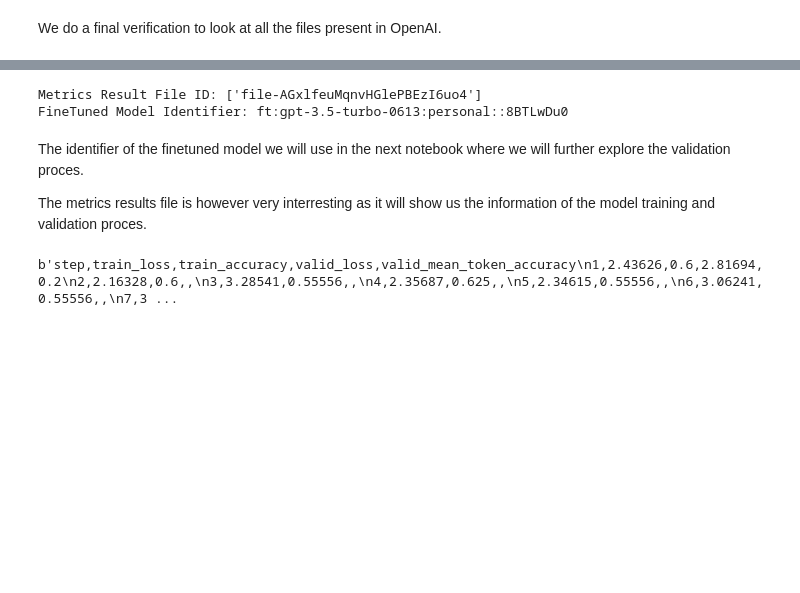
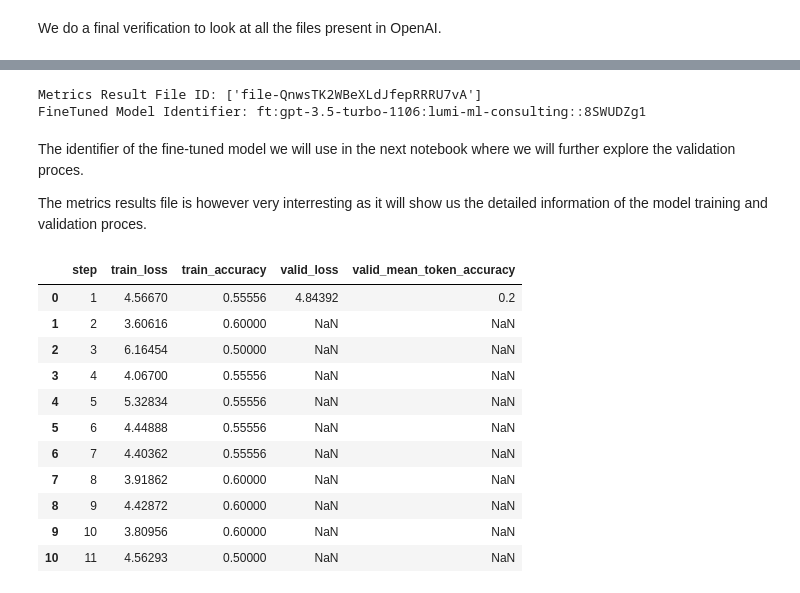
Before and after one commit to RobinSmits/GPT-3.5-FineTuning, a Jupyter notebook: Finetune_GPT-3.5.ipynb, the cells around one changed output, grey strips where cells are left out. Saved outputs shown, nothing was run; the diff lists cells and outputs as text; code cells hidden in the pictures; blank space fills up the shorter version.

Commit message:
Updated to latest OpenAI module version. Used GPT-3.5 Turbo 1106

```diff
--- a/Finetune_GPT-3.5.ipynb
+++ b/Finetune_GPT-3.5.ipynb
@@ -343,11 +349,10 @@ By default, you'll be charged for ~642122 tokens
 The validation file should also be uploaded to OpenAI.
 # %%
 # Upload Validation file to OpenAI
-ft_validation_file = openai.File.create(file = open('./data/validation.jsonl', 'rb'),
-                                        purpose = 'fine-tune',
-                                        user_provided_filename = OPENAI_VALIDATION_FILE_NAME)
+ft_validation_file = client.files.create(file = open(f'./data/{OPENAI_VALIDATION_FILE_NAME}.jsonl', 'rb'),
+                                         purpose = 'fine-tune')
 
 # Summary
-print(ft_validation_file)
+print(ft_validation_file.model_dump_json(indent = 2))
 # %% [output]
 {
@@ -397,15 +404,17 @@ I personally always use 1 or occassionally 2 epochs. With a good dataset that is
 # %%
 # Create finetuned model
-fine_tune_job = openai.FineTuningJob.create(training_file = ft_train_file['id'],
-                                            validation_file = ft_validation_file['id'],
-                                            model = "gpt-3.5-turbo",
-                                            hyperparameters = {"n_epochs": 1})
+fine_tune_job = client.fine_tuning.jobs.create(training_file = ft_train_file.id,
+                                               validation_file = ft_validation_file.id,
+                                               model = "gpt-3.5-turbo-1106",
+                                               hyperparameters = {"n_epochs": 1,
+                                                                  "batch_size": 'auto',
+                                                                  "learning_rate_multiplier": 'auto'})
 
 # Summary
-print(fine_tune_job)
+print(fine_tune_job.model_dump_json(indent = 2))
 
 # Get FineTuningJob Id
-ft_job_id = fine_tune_job['id']
+ft_job_id = fine_tune_job.id
 
 # Summary
 print(f'\nFineTuneJob ID: {ft_job_id}')
@@ -491,9 +500,9 @@ The costs for finetuning this model where 9.99 US dollars according to the OpenA
 If we retrieve the FineTuningJob status again we can get the identifiers for the finetuned model and the finetune metrics results file.
 # %%
 # Retrieve the state of a fine-tune
-ft_job = openai.FineTuningJob.retrieve(ft_job_id)
+ft_job = client.fine_tuning.jobs.retrieve(ft_job_id)
 
 # Summary
-print(ft_job)
+print(ft_job.model_dump_json(indent = 2))
 # %% [output]
 {
@@ -518,24 +524,36 @@ print(ft_job)
 }
 # %%
 # Get Results File ID from FinetuningJob
-ft_file_results_id = ft_job['result_files']
+ft_file_results_id = ft_job.result_files
 print(f'Metrics Result File ID: {ft_file_results_id}')
 
 # Get FineTuned Model Identifier
-ft_model_id = ft_job['fine_tuned_model']
+ft_model_id = ft_job.fine_tuned_model
 print(f'FineTuned Model Identifier: {ft_model_id}')
 # %% [output]
-Metrics Result File ID: ['file-AGxlfeuMqnvHGlePBEzI6uo4']
-FineTuned Model Identifier: ft:gpt-3.5-turbo-0613:personal::8BTLwDu0
+Metrics Result File ID: ['file-QnwsTK2WBeXLdJfepRRRU7vA']
+FineTuned Model Identifier: ft:gpt-3.5-turbo-1106:lumi-ml-consulting::8SWUDZg1
 # %% [markdown]
-The identifier of the finetuned model we will use in the next notebook where we will further explore the validation proces.
+The identifier of the fine-tuned model we will use in the next notebook where we will further explore the validation proces.
 
-The metrics results file is however very interresting as it will show us the information of the model training and validation proces.
+The metrics results file is however very interresting as it will show us the detailed information of the model training and validation proces.
 # %%
  # Get Metric Results File
-finetune_metrics = openai.File.download(ft_file_results_id[0])
+finetune_metrics = client.files.content(ft_file_results_id[0])
 
 # Show Finetune Metrics
-print(finetune_metrics)
+metrics_df = pd.read_csv(StringIO(finetune_metrics.content.decode()))
+metrics_df.head(11)
 # %% [output]
-b'step,train_loss,train_accuracy,valid_loss,valid_mean_token_accuracy\n1,2.43626,0.6,2.81694,0.2\n2,2.16328,0.6,,\n3,3.28541,0.55556,,\n4,2.35687,0.625,,\n5,2.34615,0.55556,,\n6,3.06241,0.55556,,\n7,3 ...
+|  | step | train_loss | train_accuracy | valid_loss | valid_mean_token_accuracy |
+| 0 | 1 | 4.56670 | 0.55556 | 4.84392 | 0.2 |
+| 1 | 2 | 3.60616 | 0.60000 | NaN | NaN |
+| 2 | 3 | 6.16454 | 0.50000 | NaN | NaN |
+| 3 | 4 | 4.06700 | 0.55556 | NaN | NaN |
+| 4 | 5 | 5.32834 | 0.55556 | NaN | NaN |
+| 5 | 6 | 4.44888 | 0.55556 | NaN | NaN |
+| 6 | 7 | 4.40362 | 0.55556 | NaN | NaN |
+| 7 | 8 | 3.91862 | 0.60000 | NaN | NaN |
+| 8 | 9 | 4.42872 | 0.60000 | NaN | NaN |
+| 9 | 10 | 3.80956 | 0.60000 | NaN | NaN |
+| 10 | 11 | 4.56293 | 0.50000 | NaN | NaN |
```
Also changed, not shown: parts of 24 cells of this notebook, 3 other files.
